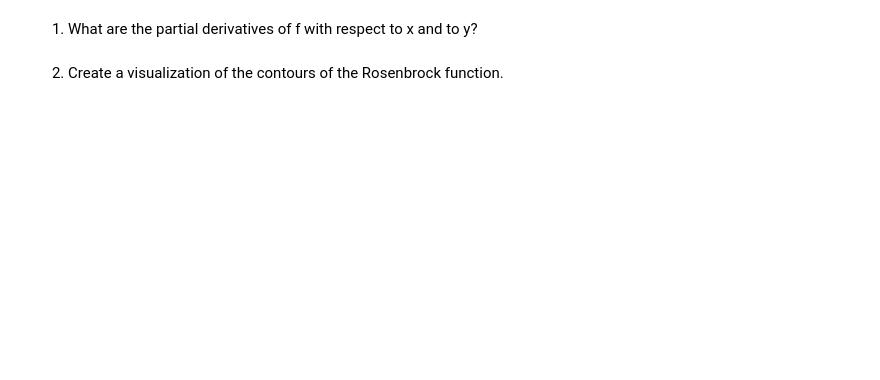
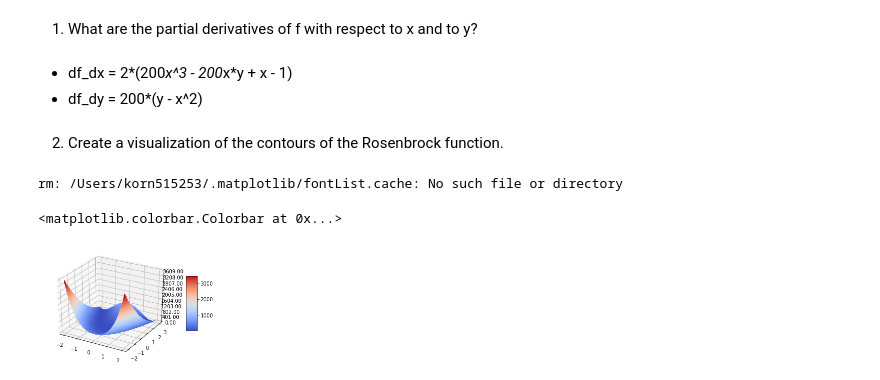
Before and after one commit to s2t2/ANLY-590-Deep-Learning, a Jupyter notebook: hw1/hw1-p2-gradient-descent.ipynb, the cells around one changed output. Drawn from its saved outputs; the diff is of its cells as text; code cells hidden in the pictures; blank space fills up the shorter version.

```diff
--- a/hw1/hw1-p2-gradient-descent.ipynb
+++ b/hw1/hw1-p2-gradient-descent.ipynb
@@ -6,5 +6,50 @@ The Rosenbrock function is a famous non-convex function that is used to ex- plor
 <img src="img/p2-eq.png" alt="drawing" width="400"/>
 # %% [markdown]
 1. What are the partial derivatives of f with respect to x and to y?
+# %% [markdown]
+* df_dx = 2*(200*x^3 - 200*x*y + x - 1)
+* df_dy = 200*(y - x^2)
 # %% [markdown]
 2. Create a visualization of the contours of the Rosenbrock function.
+# %%
+def rosenbrock(x,y):
+      return (1-x)**2 + 100* ((y-x**2))**2
+
+
+from mpl_toolkits.mplot3d import Axes3D
+from matplotlib import cm
+from matplotlib.ticker import LinearLocator, FormatStrFormatter
+import matplotlib.pyplot as plt
+import numpy as np
+
+import matplotlib as mpl
+font_cache_path = mpl.get_cachedir() + '/fontList.cache'
+%rm $font_cache_path
+
+fig = plt.figure()
+ax = fig.gca(projection='3d')
+
+s = 0.05   # Try s=1, 0.25, 0.1, or 0.05
+X = np.arange(-2, 2.+s, s)   #Could use linspace instead if dividing
+Y = np.arange(-2, 3.+s, s)   #evenly instead of stepping...
+
+#Create the mesh grid(s) for all X/Y combos.
+X, Y = np.meshgrid(X, Y)
+
+#Rosenbrock function w/ two parameters using numpy Arrays
+Z = (1.-X)**2 + 100.*(Y-X*X)**2
+
+surf = ax.plot_surface(X, Y, Z, rstride=1, cstride=1, cmap=cm.coolwarm,
+         linewidth=0, antialiased=False)  #Try coolwarm vs jet
+
+ax.zaxis.set_major_locator(LinearLocator(10))
+ax.zaxis.set_major_formatter(FormatStrFormatter('%.02f'))
+
+fig.colorbar(surf, shrink=0.5, aspect=5)
+
+#Displays the figure, handles user interface, returns when user closes window
+#plot.show()
+# %% [output]
+rm: /Users/korn515253/.matplotlib/fontList.cache: No such file or directory
+<matplotlib.colorbar.Colorbar at 0x...>
+[figure, added]
```
Also changed, not shown: parts of 8 cells of this notebook.
